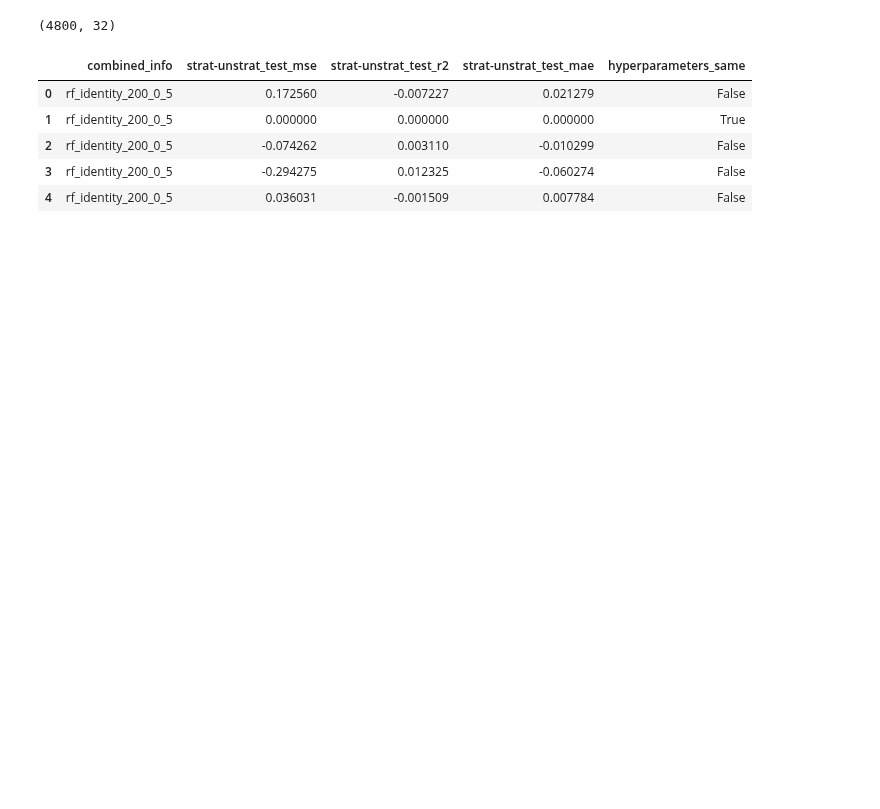
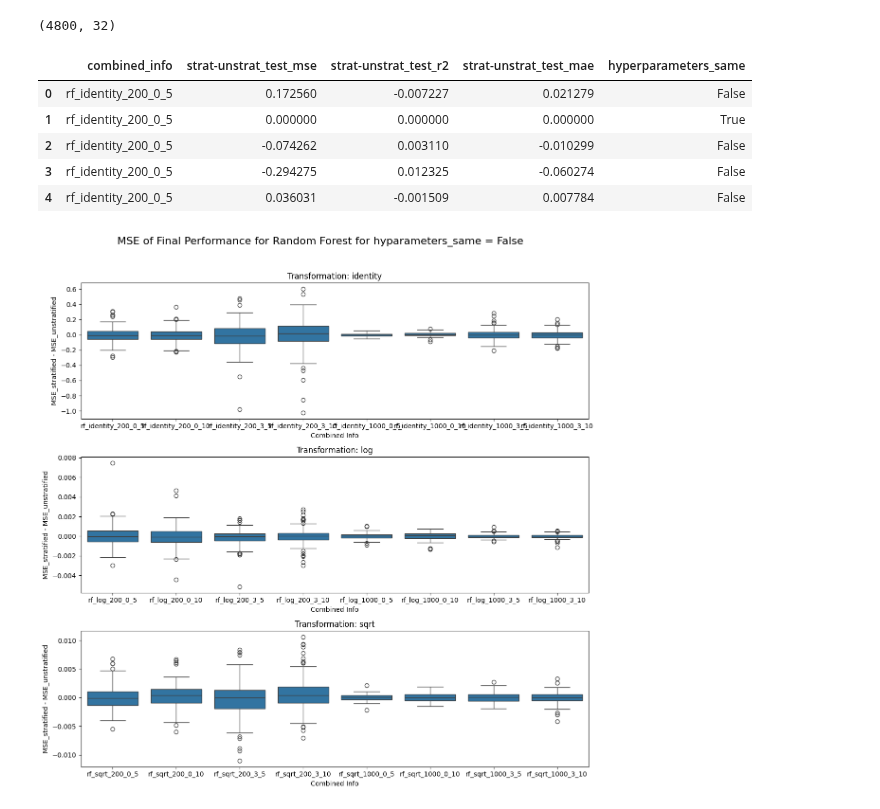
Before and after one commit to annegriddl/slds_stratification, a Jupyter notebook: Simulations/Final_Setup/Evaluation/2_Final_Performance.ipynb, the cells around one changed output. Cells and saved outputs as stored; diff of their text form; code cells hidden in the pictures; blank space fills up the shorter version.

```diff
--- a/Simulations/Final_Setup/Evaluation/2_Final_Performance.ipynb
+++ b/Simulations/Final_Setup/Evaluation/2_Final_Performance.ipynb
@@ -106,6 +122,49 @@ data_rf_final.head()[['combined_info', 'strat-unstrat_test_mse', 'strat-unstrat_
 | 2 | rf_identity_200_0_5 | -0.074262 | 0.003110 | -0.010299 | False |
 | 3 | rf_identity_200_0_5 | -0.294275 | 0.012325 | -0.060274 | False |
 | 4 | rf_identity_200_0_5 | 0.036031 | -0.001509 | 0.007784 | False |
+# %%
+
+def plot_final_performance_diff(data, params, nrows, ncols, histo = False):
+    # Create a grid for subplots
+    fig, axes = plt.subplots(nrows=nrows, ncols=ncols, figsize=(12, 12))
+    fig.suptitle("MSE of Final Performance for Random Forest for hyparameters_same = False", fontsize=16)
+
+    # Flatten the array of subplots
+    axes = axes.flatten()
+
+    for i, hyperparam in enumerate(params):
+
+        # Select the current subplot
+        ax = axes[i]
+        if histo:
+            # Create a grouped histogram for the current hyperparameter
+            #sns.displot(data_plot, x="Value", hue="Hyperparameter", #multiple="stack",
+            #             ax=ax, bins=30, kde=True, stat= "density")
+            plt.hist(data[f'unstratified_best_params_{hyperparam}'], bins=30, alpha=0.5, label="Unstratified", ax=ax)
+            plt.hist(data[f'stratified_best_params_{hyperparam}'], bins=30, alpha=0.5, label="Stratified", ax=ax)
+            # Add labels and title to the subplot
+            ax.set_xlabel(hyperparam)
+            ax.set_ylabel("Count")
+            ax.set_title(f"Hyperparameter: {hyperparam}")
+        else:
+            # Create a grouped barplot for the current hyperparameterplt.figure(figsize=(16, 8))
+            sns.boxplot(x='combined_info', y='strat-unstrat_test_mse', data=data_rf_final[(data_rf_final['hyperparameters_same'] == False) & (data_rf_final['model_info_transformation'] == hyperparam)], ax=ax)
+            #ax.set_xticks(rotation=45, ha='right')  # Rotate x-axis labels for better readability
+
+            # Add labels and title to the subplot
+            ax.set_xlabel("Combined Info")
+            ax.set_ylabel("MSE_stratified - MSE_unstratified")
+            ax.set_title(f"Transformation: {hyperparam}")
+
+    # Adjust layout and show the plot
+    plt.tight_layout(rect=[0, 0, 1, 0.96])
+    plt.show()
+
+# Example usage
+hyperparams_list = ['identity', 'log', 'sqrt']
+plot_final_performance_diff(data_rf_final, hyperparams_list, nrows=3, ncols=1)
+# %% [output]
+[figure, added]
 # %%
 # Create a boxplot
 plt.figure(figsize=(16, 8))
```
Also changed, not shown: parts of 20 cells of this notebook.
